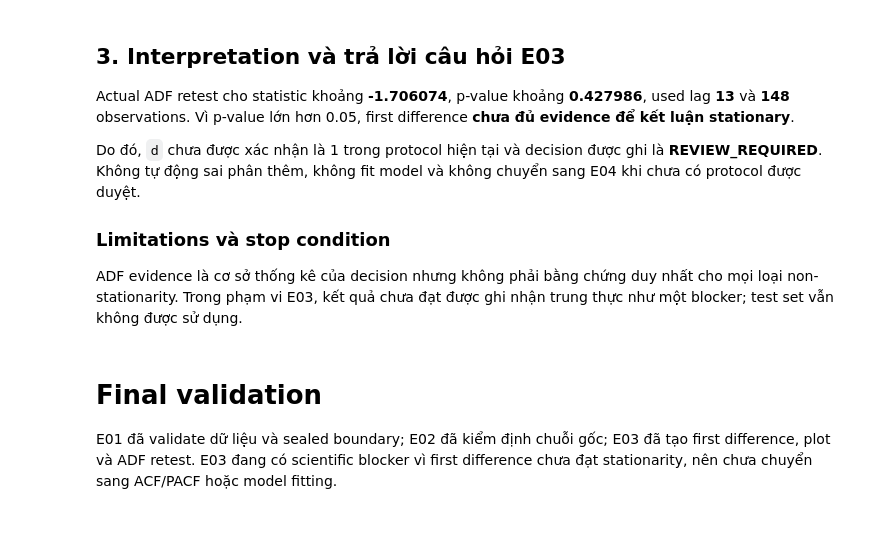
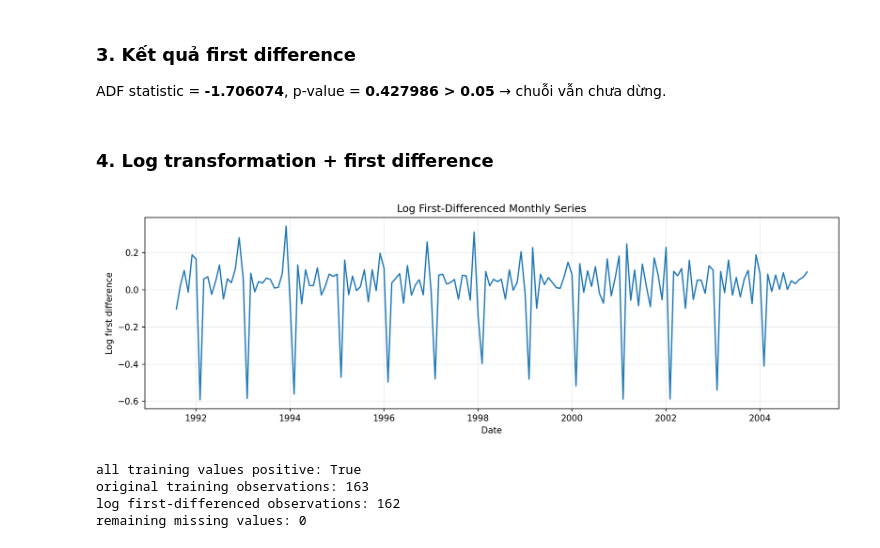
Before and after one commit to Tuvienn/TOTAL_LAB_PRACTICE_FOR_TIME_SERIES, a Jupyter notebook: total_practice/Practice_2/notebooks/Practice_2_present.ipynb, the cells around one changed output. Saved outputs shown, nothing was run; the diff lists cells and outputs as text; code cells hidden in the pictures.

```diff
--- a/total_practice/Practice_2/notebooks/Practice_2_present.ipynb
+++ b/total_practice/Practice_2/notebooks/Practice_2_present.ipynb
@@ -225,14 +209,22 @@ display(diff_comparison)
-# %% [markdown]
-## 3. Interpretation và trả lời câu hỏi E03
-
-Actual ADF retest cho statistic khoảng **-1.706074**, p-value khoảng **0.427986**, used lag **13** và **148** observations. Vì p-value lớn hơn 0.05, first difference **chưa đủ evidence để kết luận stationary**.
-
-Do đó, `d` chưa được xác nhận là 1 trong protocol hiện tại và decision được ghi là **REVIEW_REQUIRED**. Không tự động sai phân thêm, không fit model và không chuyển sang E04 khi chưa có protocol được duyệt.
-
-### Limitations và stop condition
-
-ADF evidence là cơ sở thống kê của decision nhưng không phải bằng chứng duy nhất cho mọi loại non-stationarity. Trong phạm vi E03, kết quả chưa đạt được ghi nhận trung thực như một blocker; test set vẫn không được sử dụng.
-# %% [markdown]
-# Final validation
-
-E01 đã validate dữ liệu và sealed boundary; E02 đã kiểm định chuỗi gốc; E03 đã tạo first difference, plot và ADF retest. E03 đang có scientific blocker vì first difference chưa đạt stationarity, nên chưa chuyển sang ACF/PACF hoặc model fitting.
+# %% [markdown]
+### 3. Kết quả first difference
+
+ADF statistic = **-1.706074**, p-value = **0.427986 > 0.05** → chuỗi vẫn chưa dừng.
+# %% [markdown]
+### 4. Log transformation + first difference
+# %%
+all_train_values_positive = bool((train_series > 0).all())
+log_differenced = log_first_difference(train_series)
+log_differenced_figure = FIGURES_DIR / '02_log_first_differenced_series.png'
+save_series_plot(log_differenced, log_differenced_figure, 'Log First-Differenced Monthly Series', 'Log first difference')
+display(Image(filename=str(log_differenced_figure)))
+print('all training values positive:', all_train_values_positive)
+print('original training observations:', len(train_series))
+print('log first-differenced observations:', len(log_differenced))
+print('remaining missing values:', int(log_differenced.isna().sum()))
+# %% [output]
+[figure, added]
+all training values positive: True
+original training observations: 163
+log first-differenced observations: 162
+remaining missing values: 0
```
Also changed, not shown: parts of 37 cells of this notebook, 22 other files.
